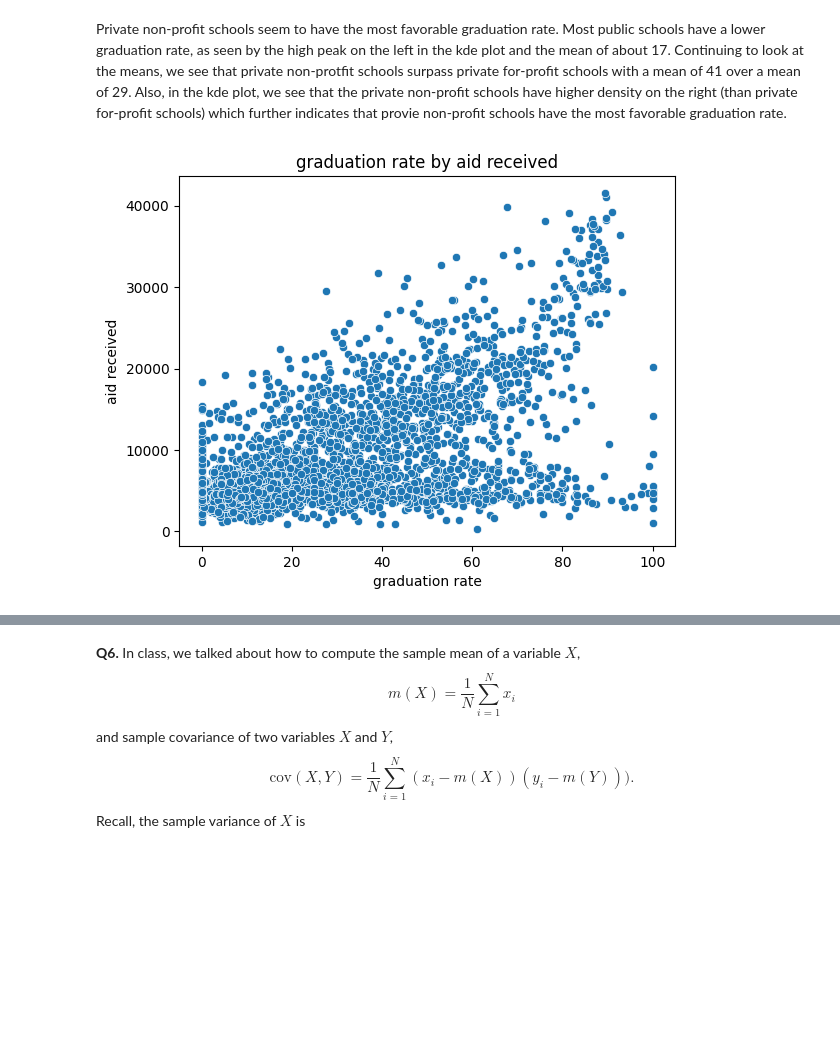
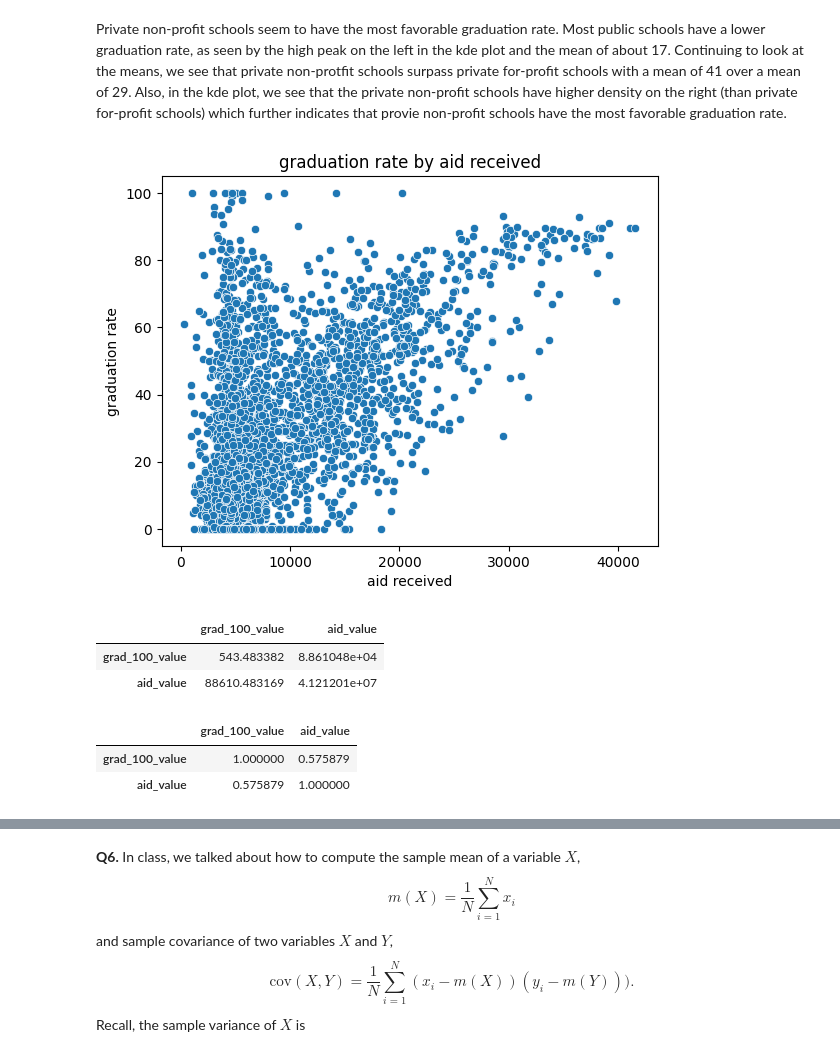
Before and after one commit to syd-nguyen/ds3021-assignments, a Jupyter notebook: assignments/01_assignment_wrangling_and_eda.ipynb, the cells around one changed output, grey strips where cells are left out. Cells and saved outputs as stored; diff of their text form; code cells hidden in the pictures; blank space fills up the shorter version.

```diff
--- a/assignments/01_assignment_wrangling_and_eda.ipynb
+++ b/assignments/01_assignment_wrangling_and_eda.ipynb
@@ -591,10 +591,23 @@ Name: grad_100_value, dtype: float64
 Private non-profit schools seem to have the most favorable graduation rate. Most public schools have a lower graduation rate, as seen by the high peak on the left in the kde plot and the mean of about 17. Continuing to look at the means, we see that private non-protfit schools surpass private for-profit schools with a mean of 41 over a mean of 29. Also, in the kde plot, we see that the private non-profit schools have higher density on the right (than private for-profit schools) which further indicates that provie non-profit schools have the most favorable graduation rate.
 # %%
 # 5 5. Make a scatterplot of `grad_100_value` by `aid_value`, and compute the covariance and correlation between the two variables. Describe what you see. Now make the same plot and statistics, but conditioning on `control`. Describe what you see. For which kinds of institutions does aid seem to vary positively with graduation rates?
-sns.scatterplot(COLLEGE, x='grad_100_value', y='aid_value')
+sns.scatterplot(COLLEGE, x='aid_value', y='grad_100_value')
 plt.title('graduation rate by aid received')
-plt.xlabel('graduation rate')
-plt.ylabel('aid received')
+plt.xlabel('aid received')
+plt.ylabel('graduation rate')
 plt.show()
 # %% [output]
-[figure, old version]
+[figure, new version]
+# %%
+COLLEGE2 = COLLEGE[['grad_100_value', 'aid_value']]
+COLLEGE2.cov()
+# %% [output]
+|  | grad_100_value | aid_value |
+| grad_100_value | 543.483382 | 8.861048e+04 |
+| aid_value | 88610.483169 | 4.121201e+07 |
+# %%
+COLLEGE2.corr()
+# %% [output]
+|  | grad_100_value | aid_value |
+| grad_100_value | 1.000000 | 0.575879 |
+| aid_value | 0.575879 | 1.000000 |
```
Also changed, not shown: parts of 7 cells of this notebook.
